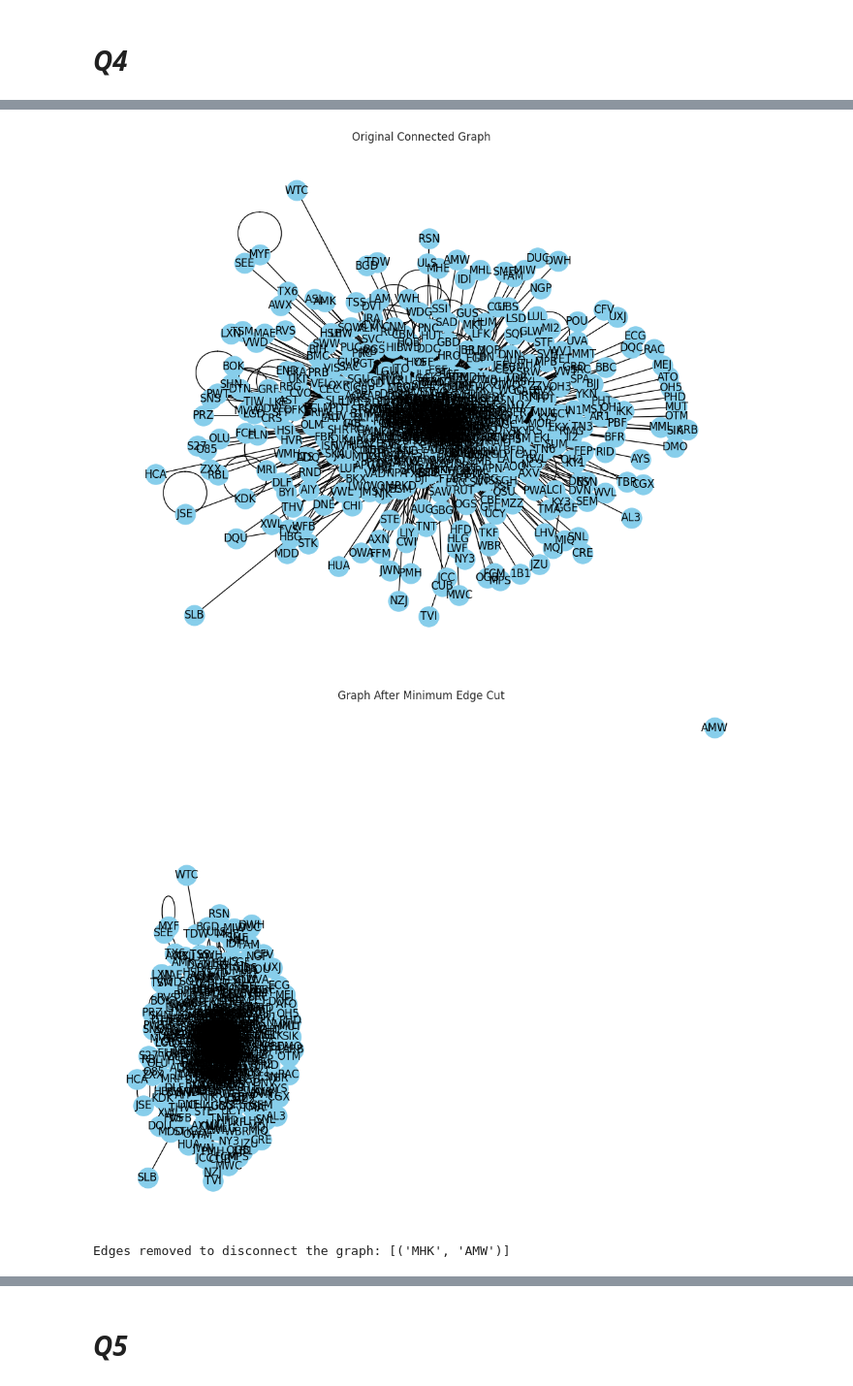
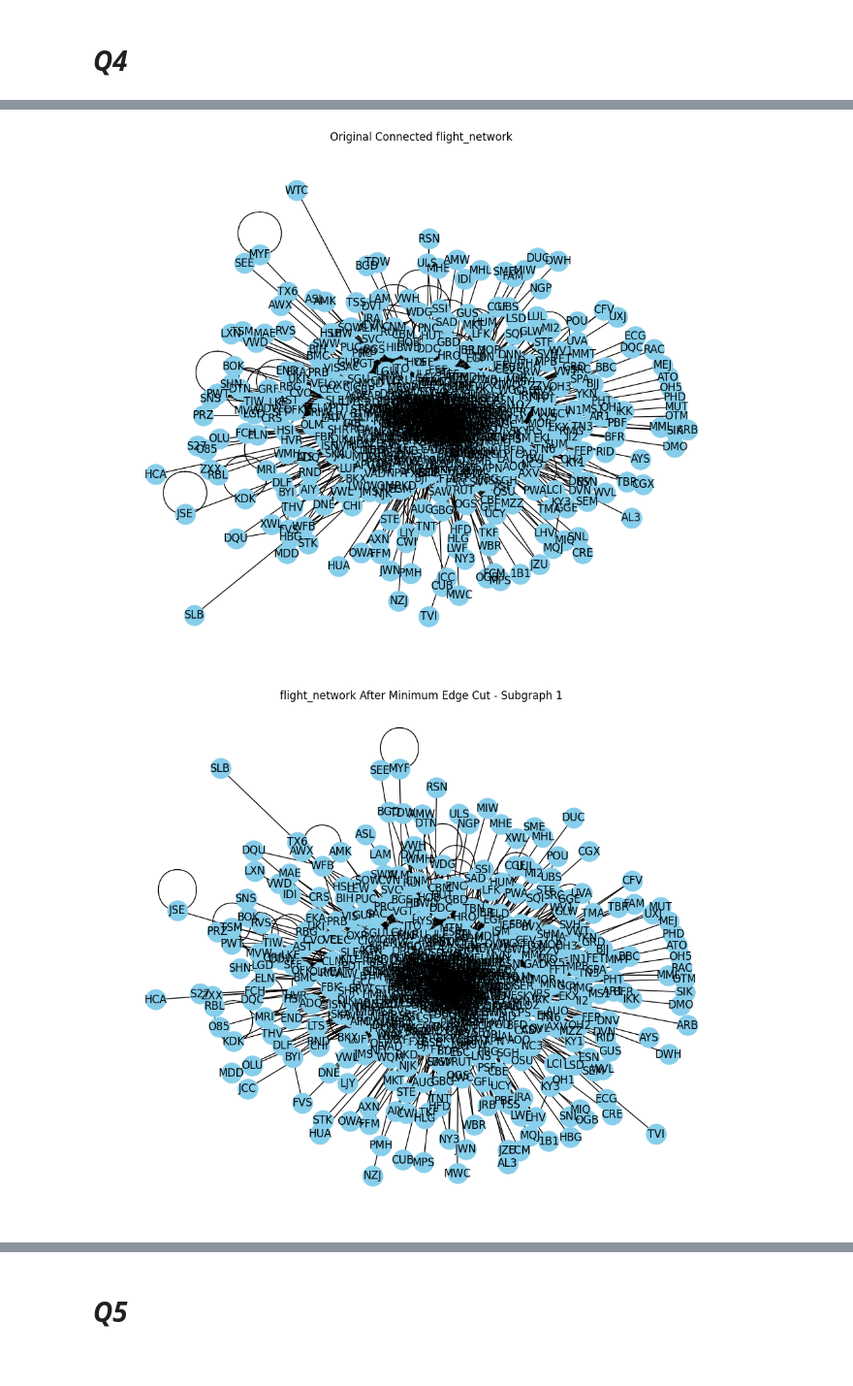
Before and after one commit to khalmatay/ADM-HW5, a Jupyter notebook: main.ipynb, the cells around one changed output, grey strips where cells are left out. Shown at 97% size. Saved outputs shown, nothing was run; the diff lists cells and outputs as text; code cells hidden in the pictures.

```diff
--- a/main.ipynb
+++ b/main.ipynb
@@ -1039,17 +959,12 @@ air_graph = retain_largest_component(flight_network)
 # %%
-if __name__ == "__main__":
+# Visualize the original graph
+visualize_graph(flight_network, "Original Connected flight_network")
 
-    visualize_graph(flight_network, "Original Connected Graph")
+# Disconnect the graph using minimum edge cut
+removed_edges, subgraphs = minimum_edge_cut(flight_network)
 
-    # Disconnect the graph using minimum edge cut
-    removed_edges, modified_graph = minimum_edge_cut(flight_network)
-
-    # Visualize the modified graph
-    visualize_graph(modified_graph, "Graph After Minimum Edge Cut")
-
-    # Output the removed edges
-    print("Edges removed to disconnect the graph:", removed_edges)
+# Visualize the subgraphs after disconnection
+visualize_subgraphs(subgraphs, "flight_network After Minimum Edge Cut")
 # %% [output]
-[figure, old version]
+[figure, new version]
-[figure, old version]
+[figure, new version]
-Edges removed to disconnect the graph: [('MHK', 'AMW')]
```
Also changed, not shown: parts of 7 cells of this notebook, 2 other files.
